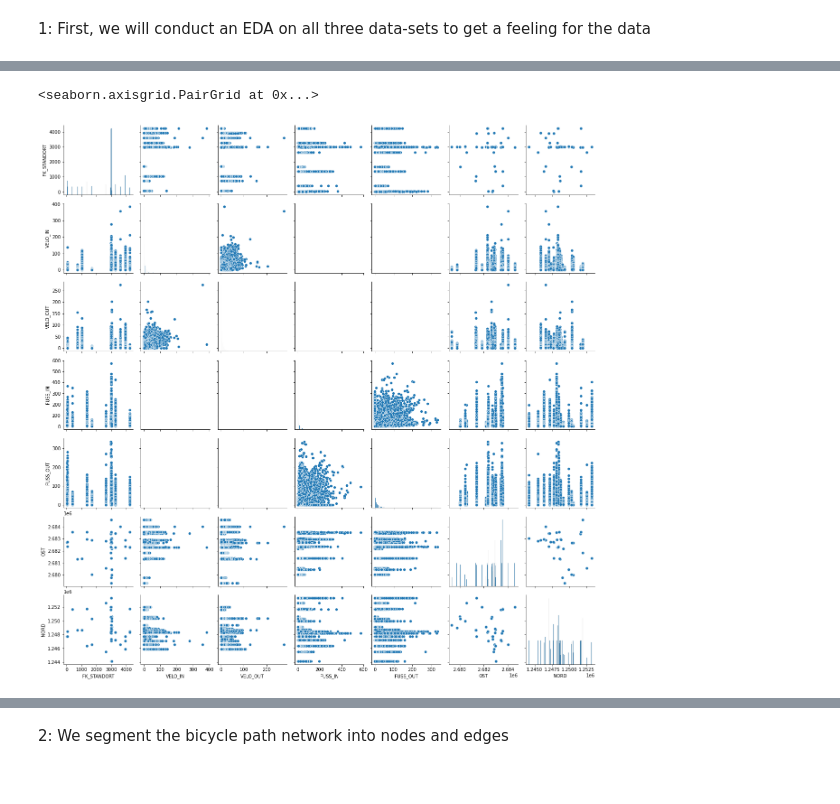
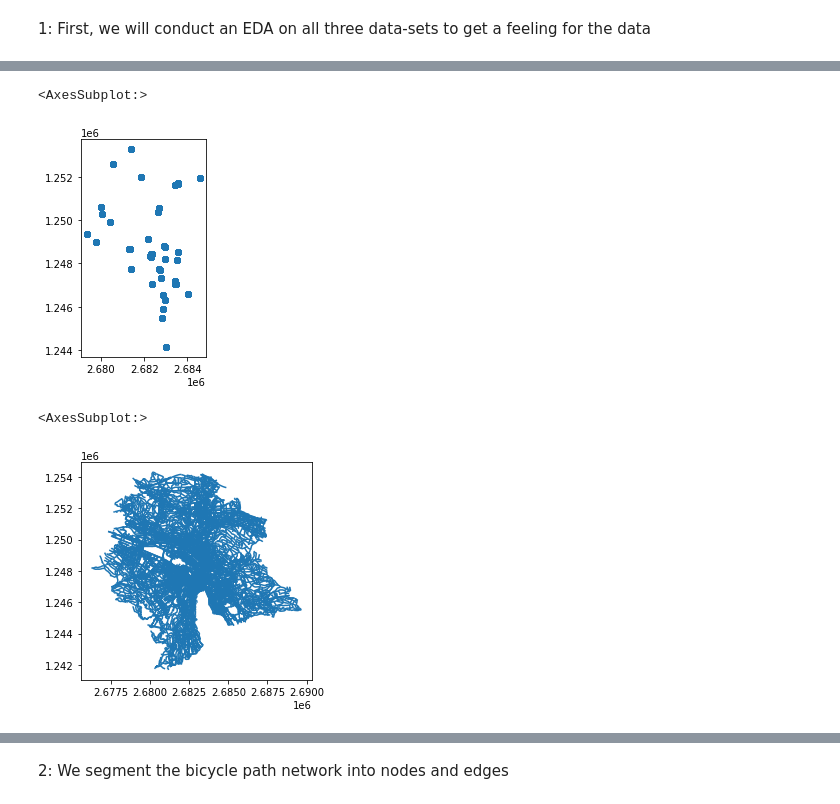
Before and after one commit to thereallinusrg/Velo-Zueri-Unfaelle, a Jupyter notebook: simon-notebook.ipynb, the cells around one changed output, grey strips where cells are left out. Saved outputs shown, nothing was run; the diff lists cells and outputs as text; code cells hidden in the pictures.

```diff
--- a/simon-notebook.ipynb
+++ b/simon-notebook.ipynb
@@ -21,5 +25,11 @@ from statsmodels.tsa.arima_model import ARIMA
 # %%
 #Read data
-ts = pd.read_csv('/Users/simon/Desktop/$Uni Unterlagen/Uzh Skirptz/FS22/EOS403/project/Velo-Zueri-Unfaelle/data/2021_verkehrszaehlungen_werte_fussgaenger_velo.csv')
+VerkehrsZaehlung = pd.read_csv('/Users/simon/Desktop/$Uni Unterlagen/Uzh Skirptz/FS22/EOS403/project/Velo-Zueri-Unfaelle/data/2021_verkehrszaehlungen_werte_fussgaenger_velo.csv')
+VeloWege = gpd.read_file(r'data/Velo_wege.gpkg')
+Unfaelle = gpd.read_file(r'data/RoadTrafficAccidentLocations.gpkg')
+
+# Turn it into a GeoDataFrame with point geometries
+Zaehlungen = gpd.GeoDataFrame(
+    VerkehrsZaehlung, geometry=gpd.points_from_xy(VerkehrsZaehlung.OST, VerkehrsZaehlung.NORD))
 # %% [markdown]
 1: First, we will conduct an EDA on all three data-sets to get a feeling for the data
@@ -64,5 +36,10 @@ ts.describe()
-# %%
-sns.pairplot(ts)
-# %% [output]
-<seaborn.axisgrid.PairGrid at 0x...>
-[figure, removed]
+# %%
+Zaehlungen.plot()
+# %% [output]
+<AxesSubplot:>
+[figure, added]
+# %%
+VeloWege.plot()
+# %% [output]
+<AxesSubplot:>
+[figure, added]
```
Also changed, not shown: parts of 6 cells of this notebook.
